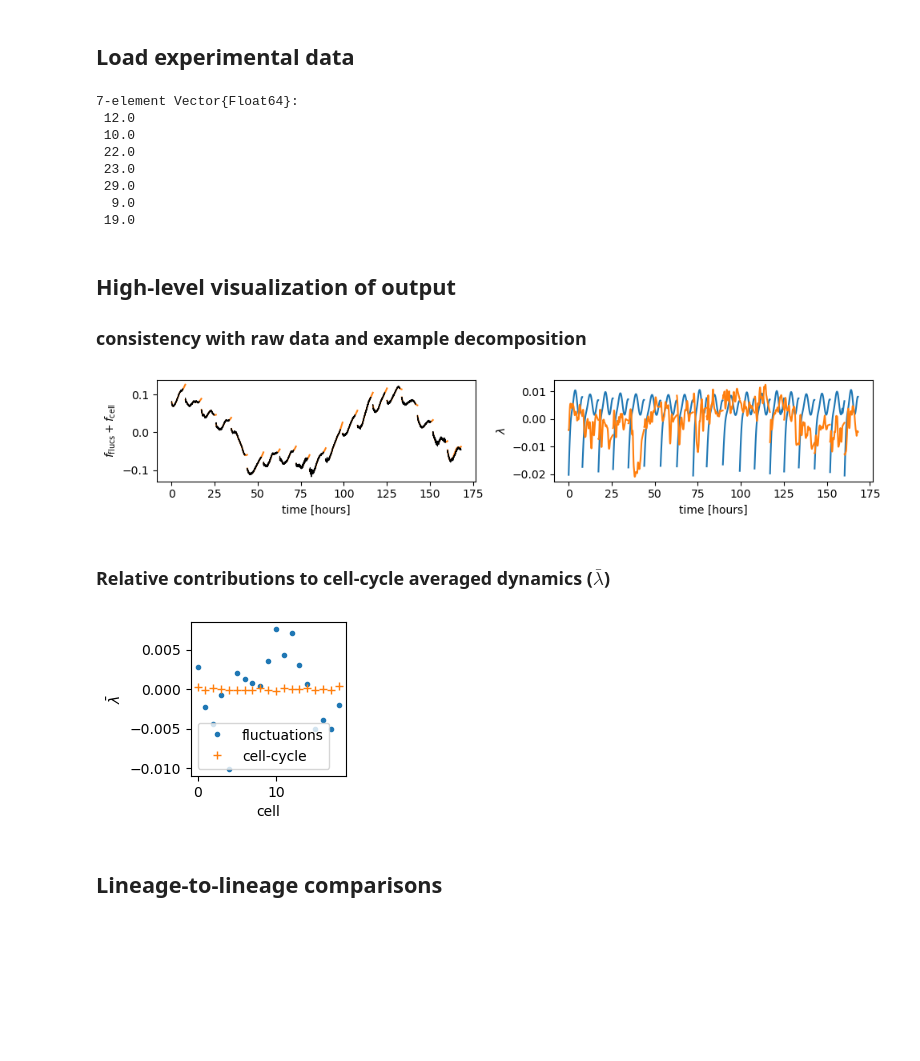
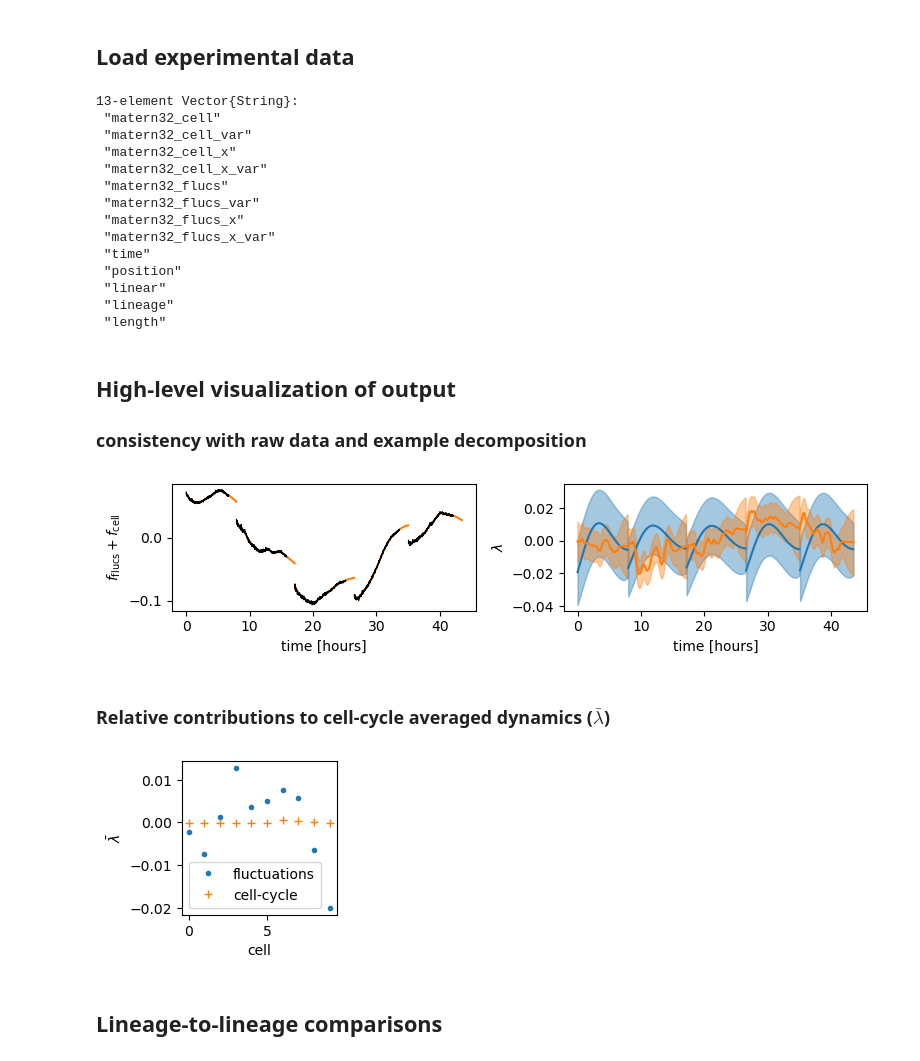
Before and after one commit to elevien/L1210, a Jupyter notebook: notebooks/PAPER_FIG4.ipynb, the cells around one changed output. Drawn from its saved outputs; the diff is of its cells as text; code cells hidden in the pictures; blank space fills up the shorter version.

```diff
--- a/notebooks/PAPER_FIG4.ipynb
+++ b/notebooks/PAPER_FIG4.ipynb
@@ -41,22 +41,29 @@ data_gp[:,:length] = lengths
 data_gp = data_gp[data_gp.length .>=9,:]
 lineages = unique(data_gp.lineage);
 unique(data_gp.length)
+names(data_gp)
 # %% [output]
-7-element Vector{Float64}:
- 12.0
- 10.0
- 22.0
- 23.0
- 29.0
-  9.0
- 19.0
+13-element Vector{String}:
+ "matern32_cell"
+ "matern32_cell_var"
+ "matern32_cell_x"
+ "matern32_cell_x_var"
+ "matern32_flucs"
+ "matern32_flucs_var"
+ "matern32_flucs_x"
+ "matern32_flucs_x_var"
+ "time"
+ "position"
+ "linear"
+ "lineage"
+ "length"
 # %% [markdown]
 ## High-level visualization of output
 
 ### consistency with raw data and example decomposition
 # %%
-fig,axs = subplots(figsize=(10,2),ncols=2)
-k = 10
+fig,axs = subplots(figsize=(8,2),ncols=2)
+k = 3
 
 # -----------------------------------------------------------------------------
 # consistency with raw data
@@ -67,38 +74,44 @@ dr.time = dr.time .- dr.time[1]
 y = dr.lnM_sum
 t = dr.time
 dr[:,:z] = y .- cov(y,t)/var(t) .*t
 dr[:,:z] = dr.z .- mean(dr.z)
 
 pred = data_gp[data_gp.lineage .== lineages[k],:]
 pred.time = pred.time .- pred.time[1]
 #ax.plot(preds[k].time,preds[k].matern32_flucs_x)
-for p in unique(pred.position)
+for p in unique(pred.position)[1:5]
     d = pred[pred.position .==p,:]
     #ax.plot(d.time,d.matern32_cell_x,"C0-")
     ax.plot(d.time,d.matern32_flucs .+ d.matern32_cell,"C1-",label="GP")
     d = dr[dr.position .==p,:]
     ax.plot(d.time,d.z,"k-",lw=0.8,label="data")
 
 end
 ax.set_ylabel(L"$f_{\rm flucs} + f_{\rm cell}$")
 ax.set_xlabel("time [hours]")
 
 # -----------------------------------------------------------------------------
 # relative size of terms
 ax = axs[1]
 GrowthTraceTools.get_gen_times!(pred);
 #ax.plot(preds[k].time,preds[k].matern32_flucs_x)
-for p in unique(pred.position)
+for p in unique(pred.position)[1:5]
     d = pred[pred.position .== p,:]
-    ax.plot(d.time, d.matern32_cell_x ./ d.gen_time[1] ,"C0-")
-    ax.plot(d.time,d.matern32_flucs_x,"C1-")
+
+    m,s = d.matern32_cell_x ./ d.gen_time[1],2.0*sqrt.( abs.( d.matern32_cell_x_var))./ d.gen_time[1]
+    ax.plot(d.time, m  ,"C0-")
+    ax.fill_between(d.time,m .- s,m .+ s,alpha=0.4,color="C0")
+
+    m,s = d.matern32_flucs_x, 2.0* sqrt.(d.matern32_flucs_x_var)
+    ax.plot(d.time,m,"C1-")
+    ax.fill_between(d.time,m .- s,m .+ s,alpha=0.4,color="C1")
 end
 ax.set_ylabel(L"$\lambda$")
 ax.set_xlabel("time [hours]")
 tight_layout()
 fig
 # %% [output]
-[figure, old version]
+[figure, new version]
 # %% [markdown]
 ### Relative contributions to cell-cycle averaged dynamics ($\bar{\lambda}$)
 # %%
@@ -115,7 +128,7 @@ ax.set_xlabel("cell")
 ax.legend(frameon=true)
 fig
 # %% [output]
-[figure, old version]
+[figure, new version]
 # %% [markdown]
 ## Lineage-to-lineage comparisons
 # %%
```
Also changed, not shown: parts of 7 cells of this notebook, 14 other files.
